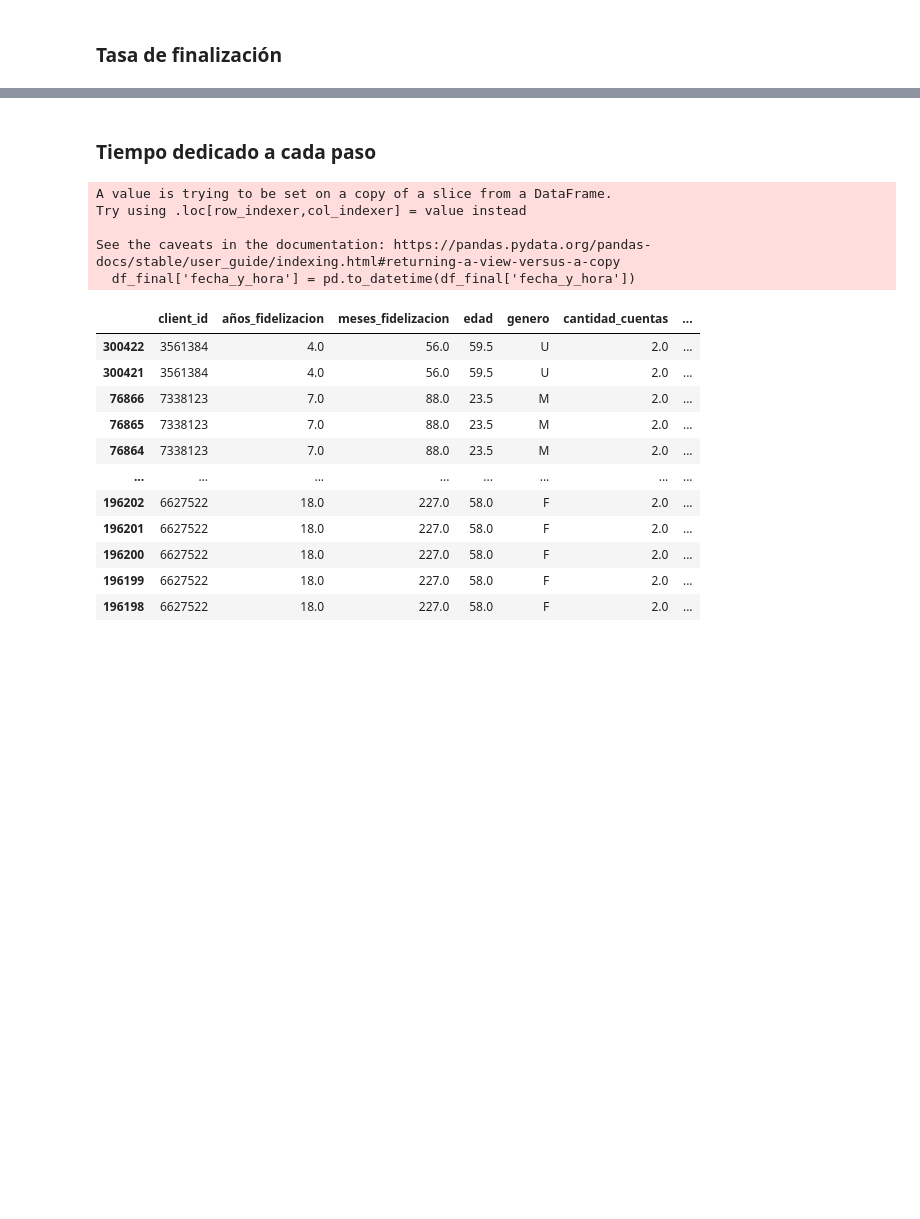
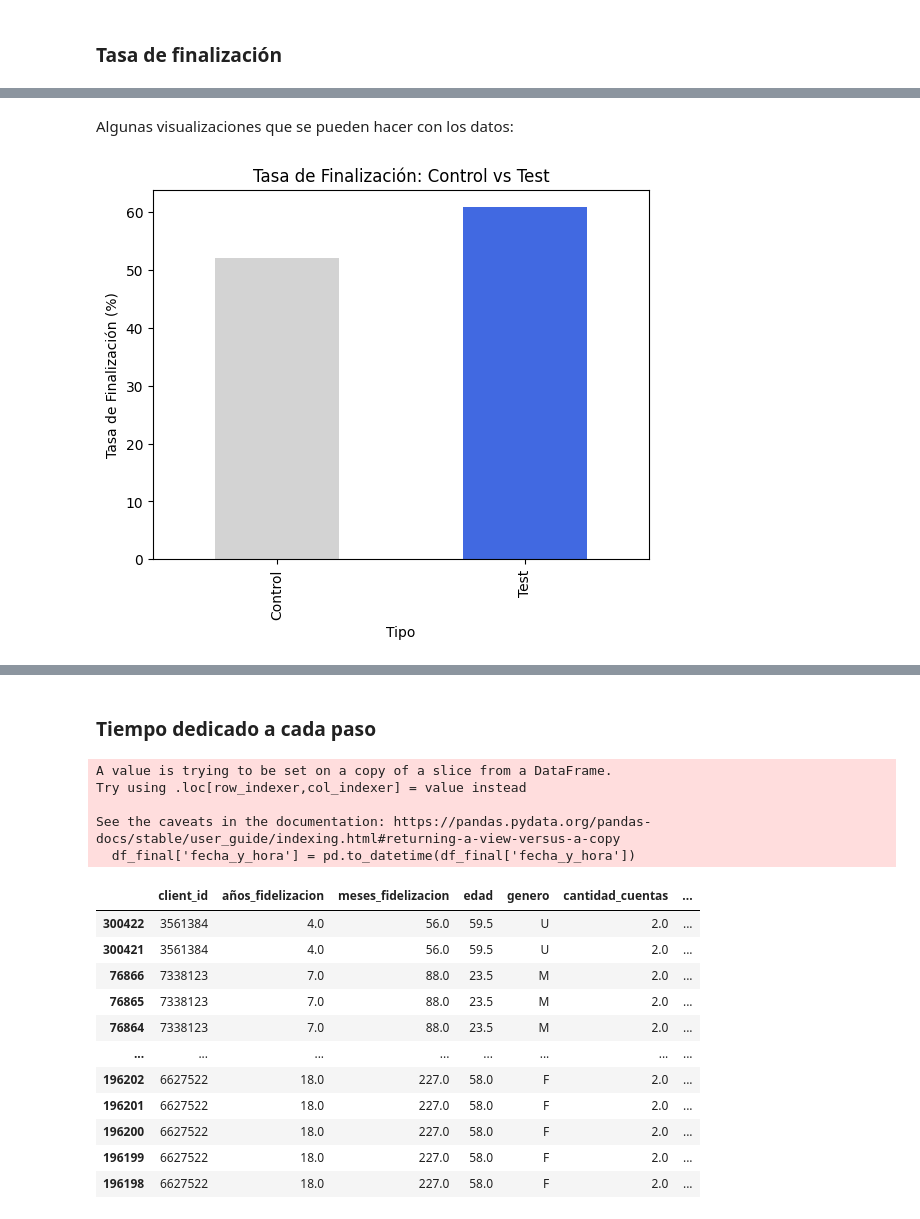
Before and after one commit to carmamenriosrodriguez/proyecto-5-, a Jupyter notebook: Proyecto.ipynb, the cells around one changed output, grey strips where cells are left out. Drawn from its saved outputs; the diff is of its cells as text; code cells hidden in the pictures; blank space fills up the shorter version.

Commit message:
tasas

```diff
--- a/Proyecto.ipynb
+++ b/Proyecto.ipynb
@@ -829,0 +860,3 @@ sns.heatmap(clientes_proceso, annot=True, cmap="RdYlGn", fmt="d")
+# %%
+#contamos cuando hizo confirm y lo marcamos como True
+pasos_por_dia['hizo_confirm'] = pasos_por_dia['paso'].apply(lambda x: 'confirm' in x)
@@ -829,0 +889,3 @@ sns.heatmap(clientes_proceso, annot=True, cmap="RdYlGn", fmt="d")
+# %%
+#haremos una columna que indique si el usuario completo el formulario en el mismo dia que inicio
+pasos_por_dia['completo_mismo_dia'] = pasos_por_dia['hizo_confirm']
@@ -829,0 +901,13 @@ sns.heatmap(clientes_proceso, annot=True, cmap="RdYlGn", fmt="d")
+# %%
+#determinamos las metricas para ambos grupos
+
+resultado = pasos_por_dia.groupby('tipo').agg(
+    total_inicios_unicos=('client_id', 'count'),
+    completados_mismo_dia=('completo_mismo_dia', 'sum')
+).reset_index()
+# %%
+# Calcule la Tasa de Finalización
+resultado['tasa_finalizacion'] = (resultado['completados_mismo_dia'] / resultado['total_inicios_unicos']) * 100
+
+tabla_final = resultado.set_index('tipo')
+tabla_final
@@ -829,0 +959,10 @@ sns.heatmap(clientes_proceso, annot=True, cmap="RdYlGn", fmt="d")
+# %% [markdown]
+Algunas visualizaciones que se pueden hacer con los datos:
+# %%
+tabla_final["tasa_finalizacion"].plot(kind='bar', color=['lightgrey', 'royalblue'])
+plt.title('Tasa de Finalización: Control vs Test')
+plt.ylabel('Tasa de Finalización (%)')
+plt.xlabel('Tipo')
+plt.show()
+# %% [output]
+[figure, added]
```
Also changed, not shown: parts of 45 cells of this notebook, 1 other file.
